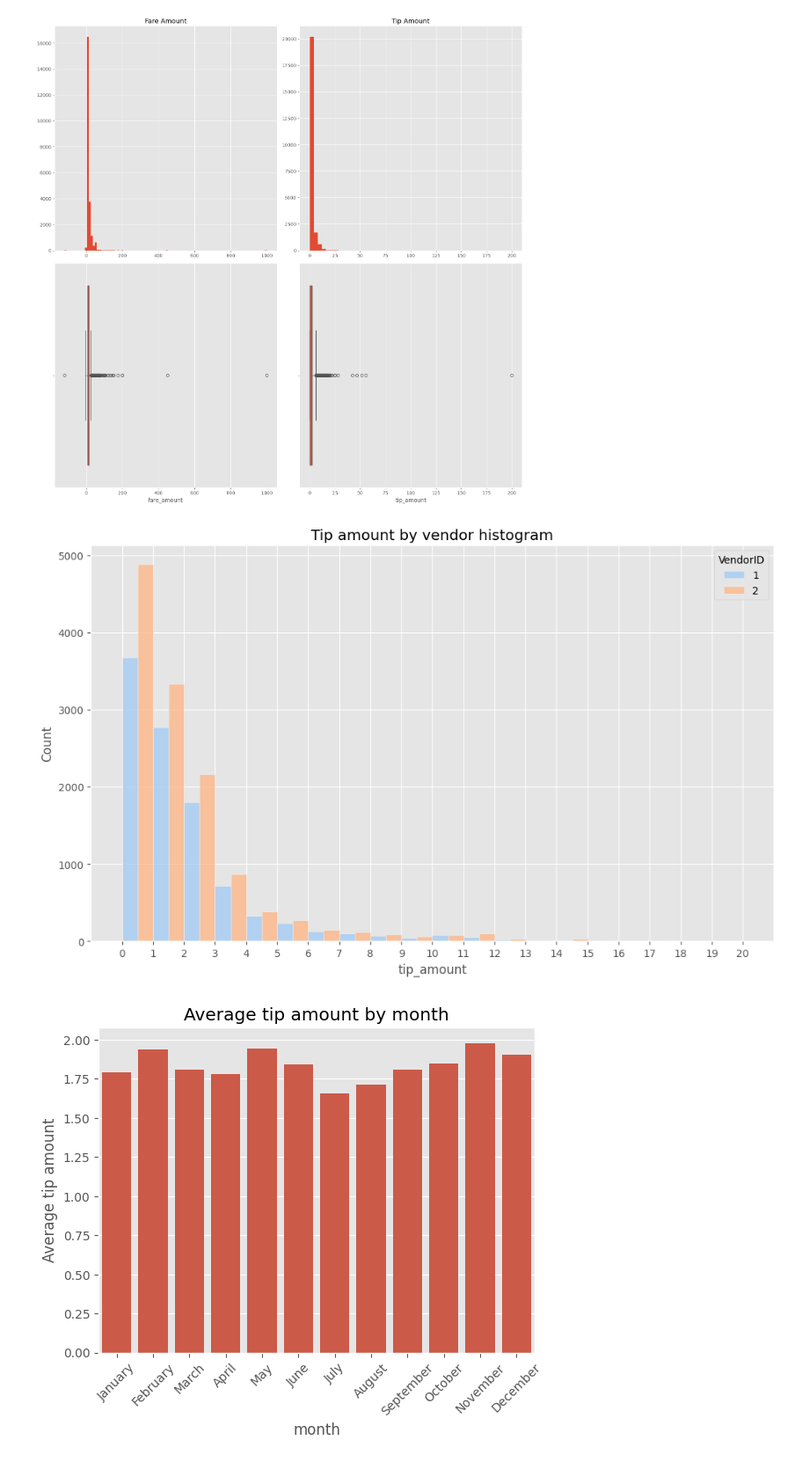
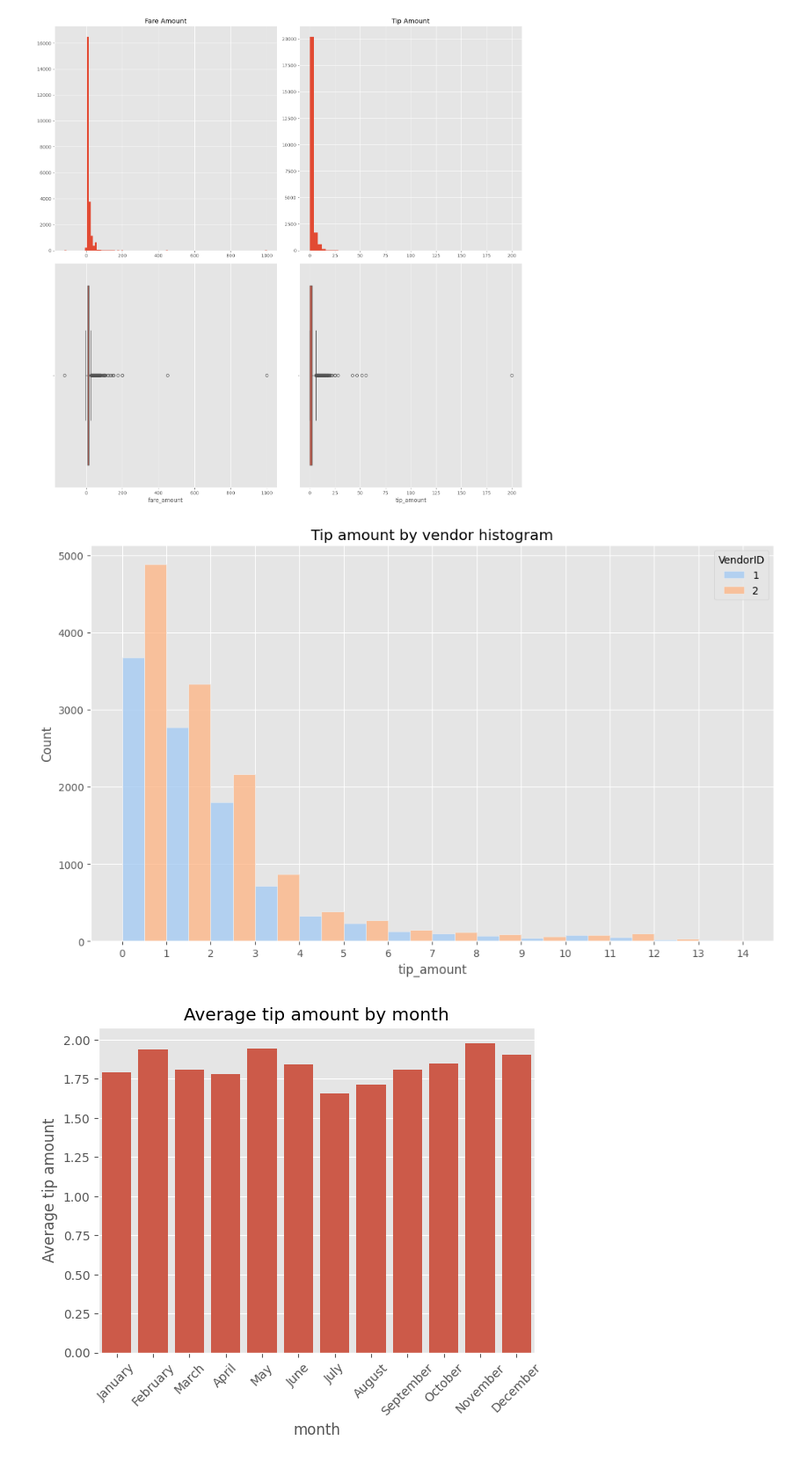
Before and after one commit to jiug/ML-model-to-predict-generous-customers, a Jupyter notebook: ML model to predict generous customers.ipynb, the cells around one changed output. Shown at 88% size. Saved outputs shown, nothing was run; the diff lists cells and outputs as text; code cells hidden in the pictures.

```diff
--- a/ML model to predict generous customers.ipynb
+++ b/ML model to predict generous customers.ipynb
@@ -105,15 +105,15 @@ plt.show()
 [figure]
 # %%
 plt.figure(figsize=(12,7))
-ax = sns.histplot(data=df0, x='tip_amount', bins=range(0,21,1),
+ax = sns.histplot(data=df0, x='tip_amount', bins=range(0,15,1),
                   hue='VendorID',
                   multiple='dodge',
                   palette='pastel')
-ax.set_xticks(range(0,21,1))
-ax.set_xticklabels(range(0,21,1))
+ax.set_xticks(range(0,15,1))
+ax.set_xticklabels(range(0,15,1))
 plt.title('Tip amount by vendor histogram');
 # %% [output]
-[figure, old version]
+[figure, new version]
 # %%
 sns.barplot(df0.groupby('month').tip_amount.agg('mean'), order=['January', 'February', 'March', 'April', 'May', 'June', 'July', 'August', 'September', 'October', 'November', 'December'])
 plt.ylabel('Average tip amount')
```
Also changed, not shown: parts of 28 cells of this notebook, 1 other file.
